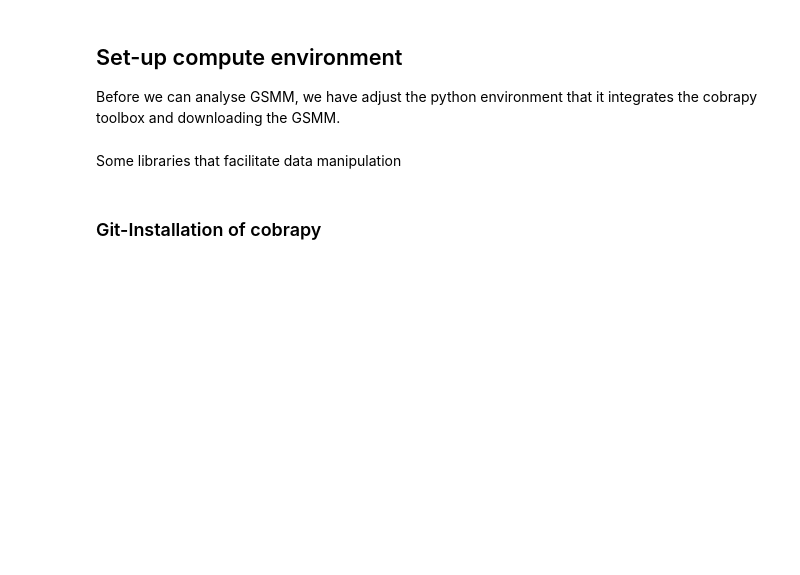
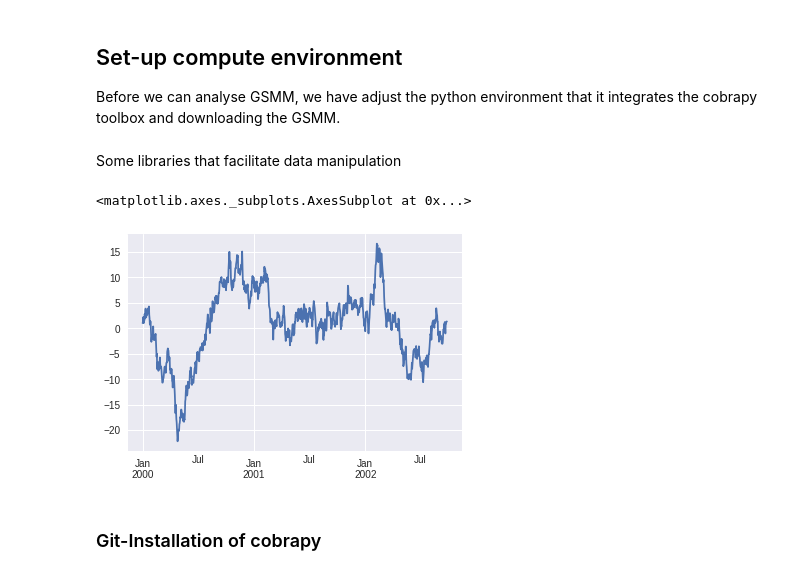
Before and after one commit to uliebal/RWTH-QMB1, a Jupyter notebook: 1901_GSMM_cobrapy_QuantMiBi.ipynb, the cells around one changed output. Drawn from its saved outputs; the diff is of its cells as text; code cells hidden in the pictures; blank space fills up the shorter version.

```diff
--- a/1901_GSMM_cobrapy_QuantMiBi.ipynb
+++ b/1901_GSMM_cobrapy_QuantMiBi.ipynb
@@ -41,9 +41,14 @@ import matplotlib.pyplot as plt
 #import os
 #from IPython.display import HTML
 # %%
-ts = pd.Series(np.random.randn(1000), index=pd.date_range('1/1/2000', periods=1000))
-ts = ts.cumsum()
+#ts = pd.Series(np.random.randn(1000), index=pd.date_range('1/1/2000', periods=1000))
+#ts = ts.cumsum()
 ts.plot()
+#!{sys.executable} -m pip install matplotlib
+#import matplotlib as plt
+# %% [output]
+<matplotlib.axes._subplots.AxesSubplot at 0x...>
+[figure, added]
 # %% [markdown]
 ### Git-Installation of cobrapy
 # %%
```
